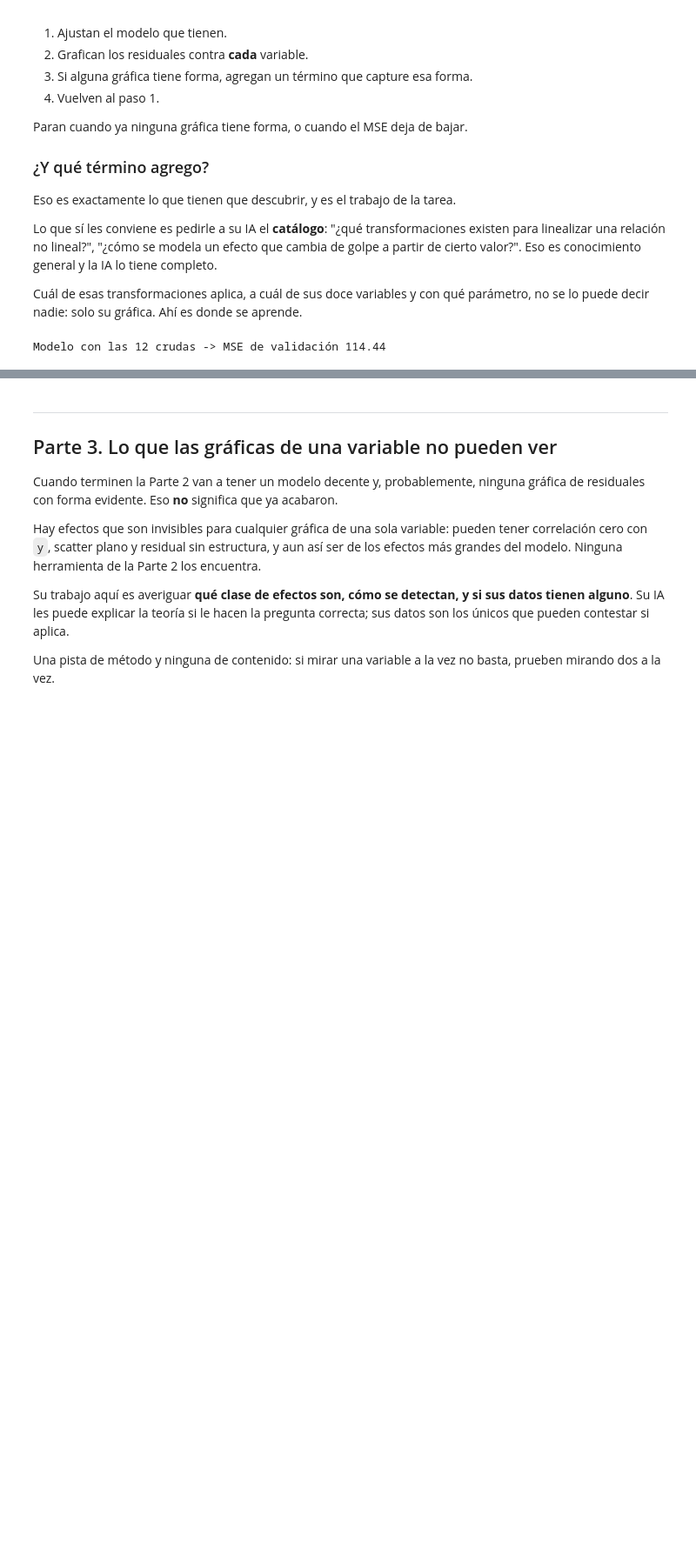
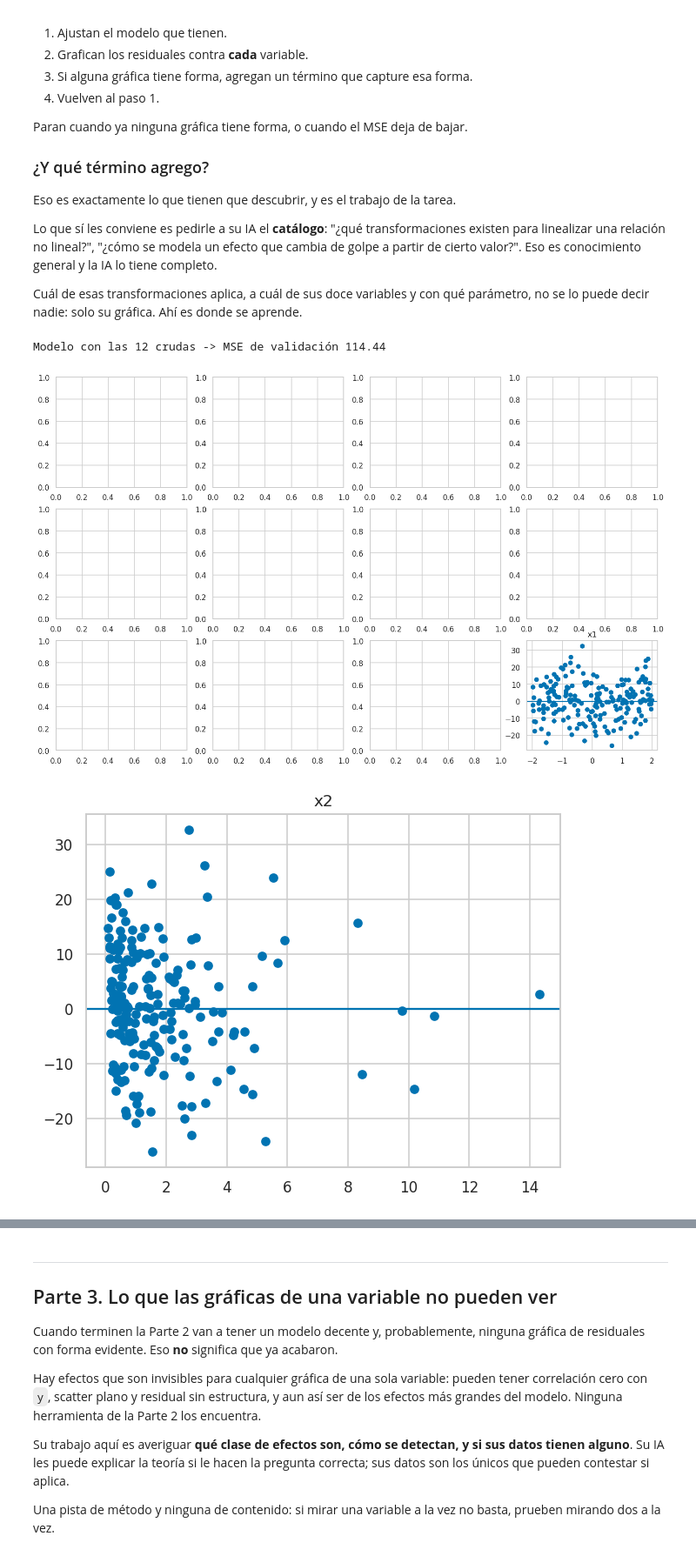
Before and after one commit to jpantunez/mineria_datos, a Jupyter notebook: tareas/tarea_01_aproximacion_funcion.ipynb, the cells around one changed output, grey strips where cells are left out. Shown at 87% size. Cells and saved outputs as stored; diff of their text form; code cells hidden in the pictures; blank space fills up the shorter version.

```diff
--- a/tareas/tarea_01_aproximacion_funcion.ipynb
+++ b/tareas/tarea_01_aproximacion_funcion.ipynb
@@ -279,6 +279,19 @@ Modelo con las 12 crudas -> MSE de validación 114.44
 # %%
 # TODO: grafiquen los residuales contra cada una de las 12 variables.
 # Una rejilla de 12 paneles, y en cada uno una línea horizontal en 0 como referencia.
-#
+plt.subplots(3, 4, figsize=(16, 10)) #intenté de armar el panel de 12 de un jalon pero no logré llenarlo, entonces lo aislé 1 por 1 y luego armé un for
+for v in VARIABLES:
+    plt.title(v)
+    plt.scatter(X_val[v],residuales)
+    #sns.regplot(x=X_val[v], y=residuales, lowess=True, scatter_kws={"alpha": 0.3}) Intente hacer esto pero me pedìa instalar un complemento y mejor seguí con la idea original
+    plt.axhline(0)
+    plt.show()
+
+
+
+
 # Lo que buscan es FORMA, no dispersión. Una nube gruesa sin patrón está bien;
 # una nube que sube, baja, ondula o salta es un término que les falta.
+# %% [output]
+[figure, added]
+[figure, added]
```
Also changed, not shown: parts of 3 cells of this notebook, 1 other file.
